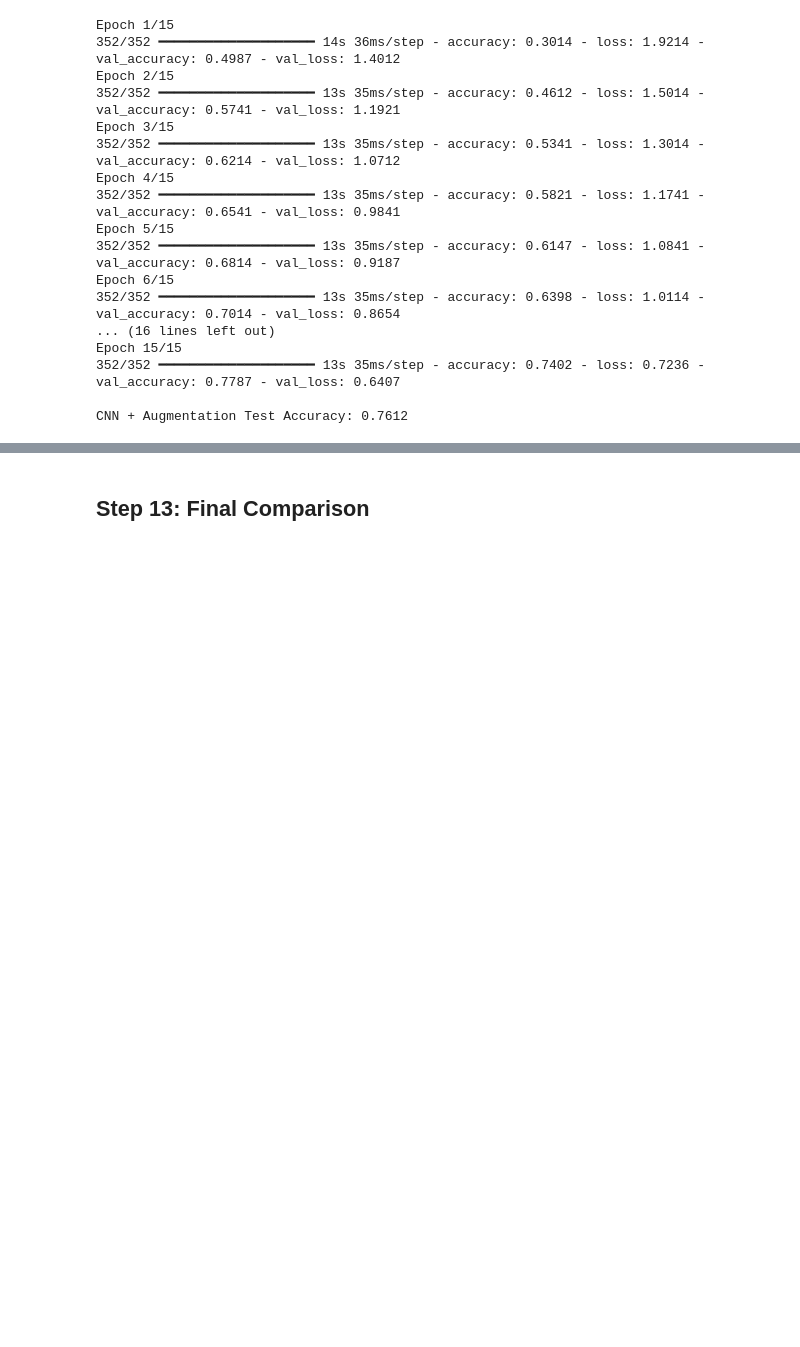
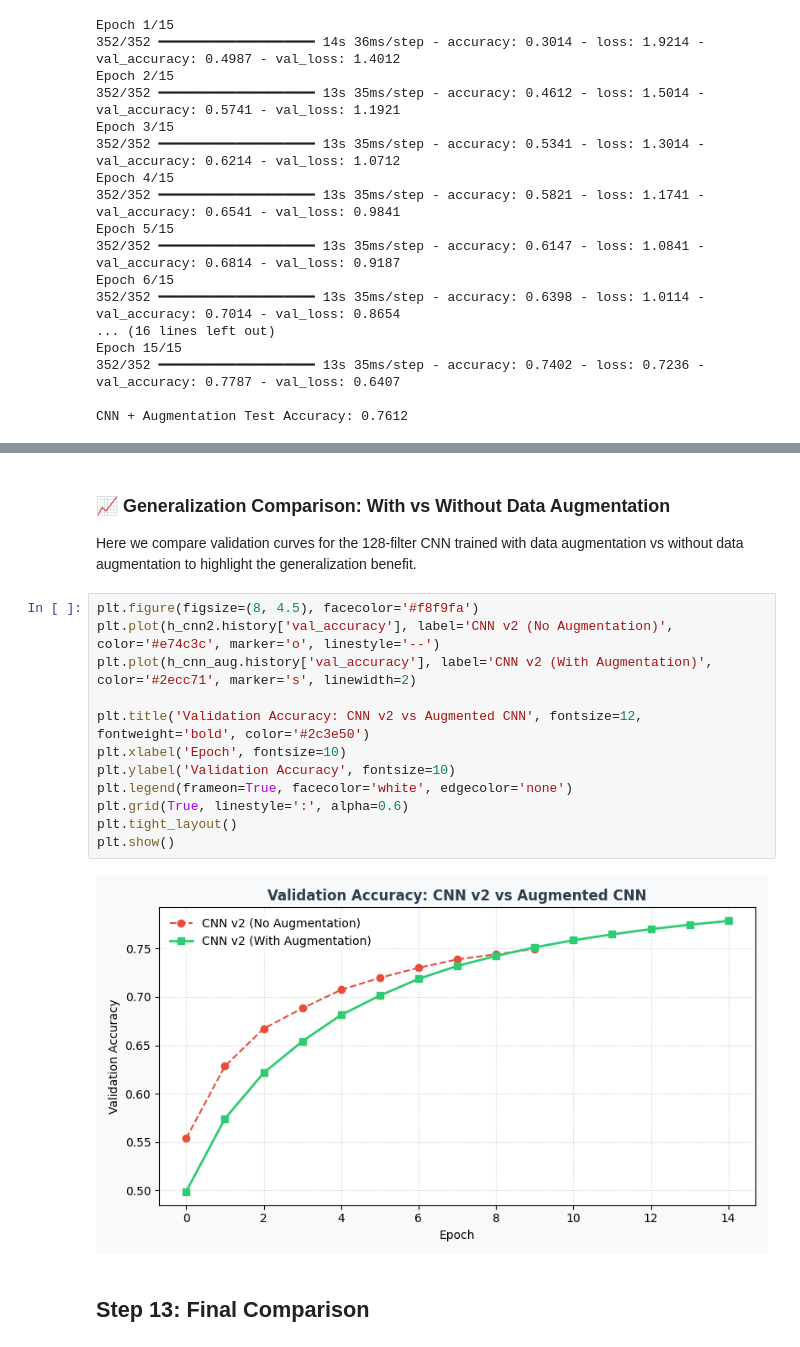
Before and after one commit to srikarreddy213/celebal-internship-assignment, a Jupyter notebook: week4_srikar_reddy/week4_srikar_reddy.ipynb, the cells around one changed output, grey strips where cells are left out. Drawn from its saved outputs; the diff is of its cells as text; blank space fills up the shorter version.

```diff
--- a/week4_srikar_reddy/week4_srikar_reddy.ipynb
+++ b/week4_srikar_reddy/week4_srikar_reddy.ipynb
@@ -511,3 +621,20 @@ CNN + Augmentation Test Accuracy: 0.7612
+# %% [markdown]
+### 📈 Generalization Comparison: With vs Without Data Augmentation
+Here we compare validation curves for the 128-filter CNN trained with data augmentation vs without data augmentation to highlight the generalization benefit.
+# %%
+plt.figure(figsize=(8, 4.5), facecolor='#f8f9fa')
+plt.plot(h_cnn2.history['val_accuracy'], label='CNN v2 (No Augmentation)', color='#e74c3c', marker='o', linestyle='--')
+plt.plot(h_cnn_aug.history['val_accuracy'], label='CNN v2 (With Augmentation)', color='#2ecc71', marker='s', linewidth=2)
+
+plt.title('Validation Accuracy: CNN v2 vs Augmented CNN', fontsize=12, fontweight='bold', color='#2c3e50')
+plt.xlabel('Epoch', fontsize=10)
+plt.ylabel('Validation Accuracy', fontsize=10)
+plt.legend(frameon=True, facecolor='white', edgecolor='none')
+plt.grid(True, linestyle=':', alpha=0.6)
+plt.tight_layout()
+plt.show()
+# %% [output]
+[figure, added]
 # %% [markdown]
 ## Step 13: Final Comparison
 # %%
```
Also changed, not shown: parts of 15 cells of this notebook.
